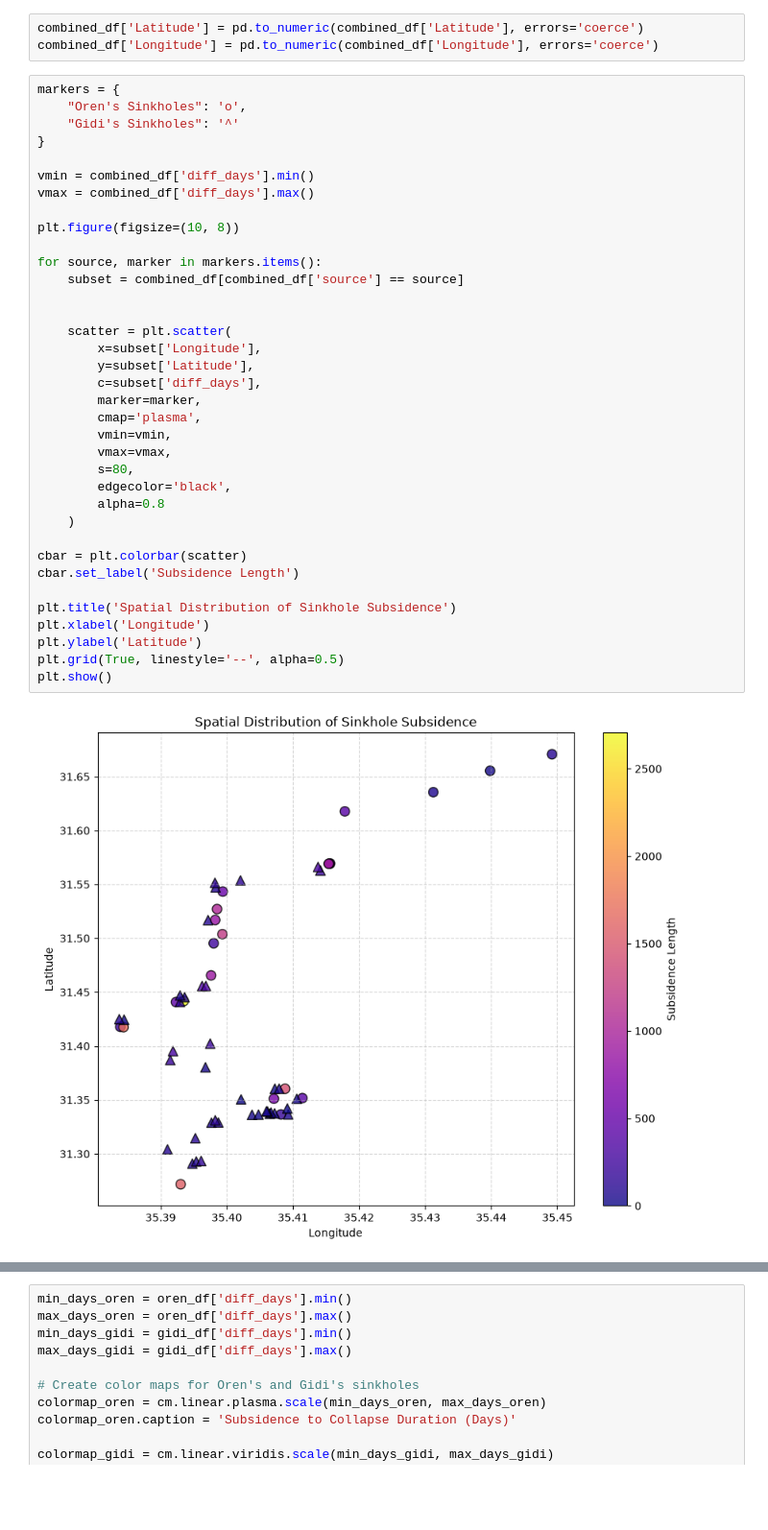
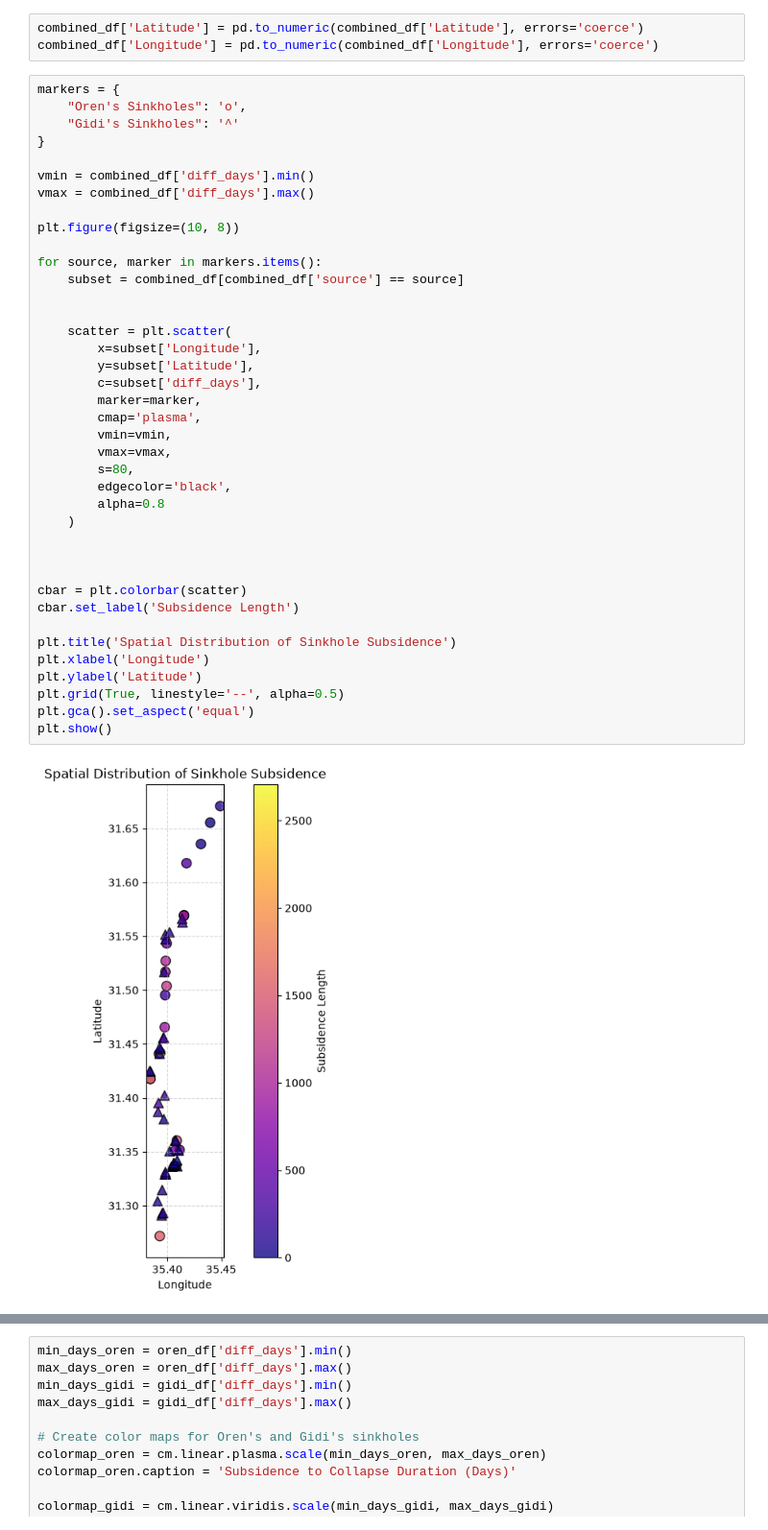
Before and after one commit to shimore-hub/Sinkholes_predict, a Jupyter notebook: Data Analysis/sink_collapse_timespan.ipynb, the cells around one changed output, grey strips where cells are left out. Shown at 96% size. Cells and saved outputs as stored; diff of their text form; blank space fills up the shorter version.

```diff
--- a/Data Analysis/sink_collapse_timespan.ipynb
+++ b/Data Analysis/sink_collapse_timespan.ipynb
@@ -100,34 +100,37 @@ vmin = combined_df['diff_days'].min()
 vmax = combined_df['diff_days'].max()
 
 plt.figure(figsize=(10, 8))
 
 for source, marker in markers.items():
     subset = combined_df[combined_df['source'] == source]
 
 
     scatter = plt.scatter(
         x=subset['Longitude'],
         y=subset['Latitude'],
         c=subset['diff_days'],
         marker=marker,
         cmap='plasma',
         vmin=vmin,
         vmax=vmax,
         s=80,
         edgecolor='black',
         alpha=0.8
     )
 
+
+
 cbar = plt.colorbar(scatter)
 cbar.set_label('Subsidence Length')
 
 plt.title('Spatial Distribution of Sinkhole Subsidence')
 plt.xlabel('Longitude')
 plt.ylabel('Latitude')
 plt.grid(True, linestyle='--', alpha=0.5)
+plt.gca().set_aspect('equal')
 plt.show()
 # %% [output]
-[figure, old version]
+[figure, new version]
 # %%
 fig, axes = plt.subplots(1, 2, figsize=(14, 5), sharey=False)
 
```
Also changed, not shown: parts of 1 cell of this notebook.
